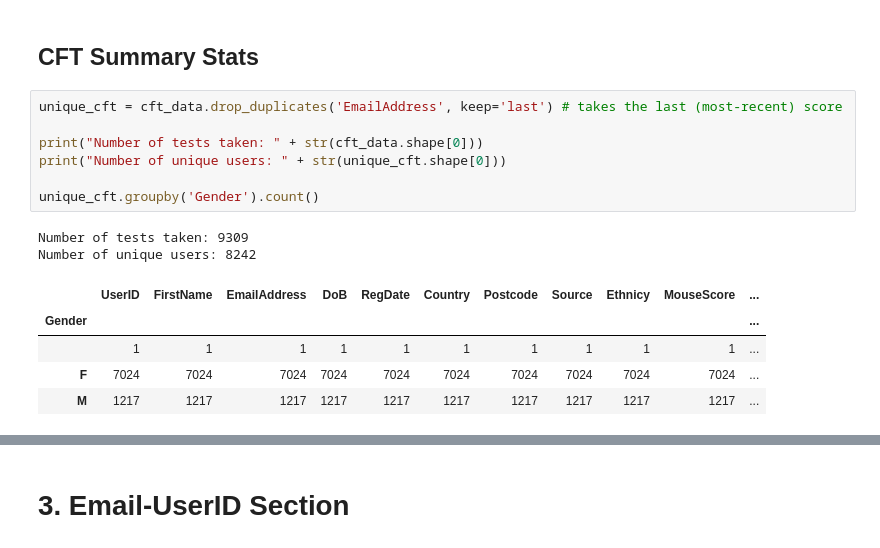
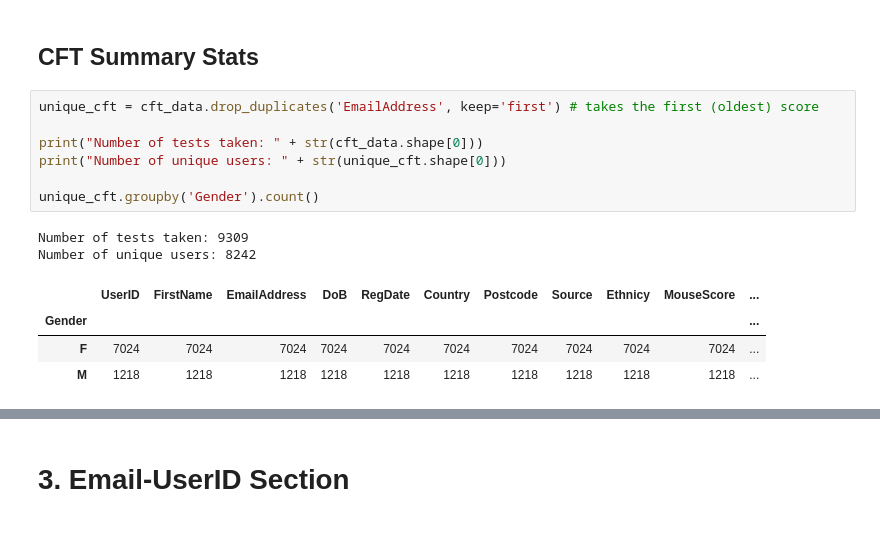
Before and after one commit to trallen91/Trace, a Jupyter notebook: 2018.09.05_AlzU_Data_Analysis.ipynb, the cells around one changed output, grey strips where cells are left out. Saved outputs shown, nothing was run; the diff lists cells and outputs as text.

```diff
--- a/2018.09.05_AlzU_Data_Analysis.ipynb
+++ b/2018.09.05_AlzU_Data_Analysis.ipynb
@@ -161,17 +174,16 @@ Index([u'UserID', u'FirstName', u'EmailAddress', u'DoB', u'Gender', u'RegDate',
 # %% [markdown]
 ## CFT Summary Stats
 # %%
-unique_cft = cft_data.drop_duplicates('EmailAddress', keep='last') # takes the last (most-recent) score
+unique_cft = cft_data.drop_duplicates('EmailAddress', keep='first') # takes the first (oldest) score
 
 print("Number of tests taken: " + str(cft_data.shape[0]))
 print("Number of unique users: " + str(unique_cft.shape[0]))
 
 unique_cft.groupby('Gender').count()
 # %% [output]
 Number of tests taken: 9309
 Number of unique users: 8242
 |  | UserID | FirstName | EmailAddress | DoB | RegDate | Country | Postcode | Source | Ethnicy | MouseScore | ... |
 | Gender |  |  |  |  |  |  |  |  |  |  | ... |
-|  | 1 | 1 | 1 | 1 | 1 | 1 | 1 | 1 | 1 | 1 | ... |
 | F | 7024 | 7024 | 7024 | 7024 | 7024 | 7024 | 7024 | 7024 | 7024 | 7024 | ... |
-| M | 1217 | 1217 | 1217 | 1217 | 1217 | 1217 | 1217 | 1217 | 1217 | 1217 | ... |
+| M | 1218 | 1218 | 1218 | 1218 | 1218 | 1218 | 1218 | 1218 | 1218 | 1218 | ... |
```
Also changed, not shown: parts of 95 cells of this notebook.
